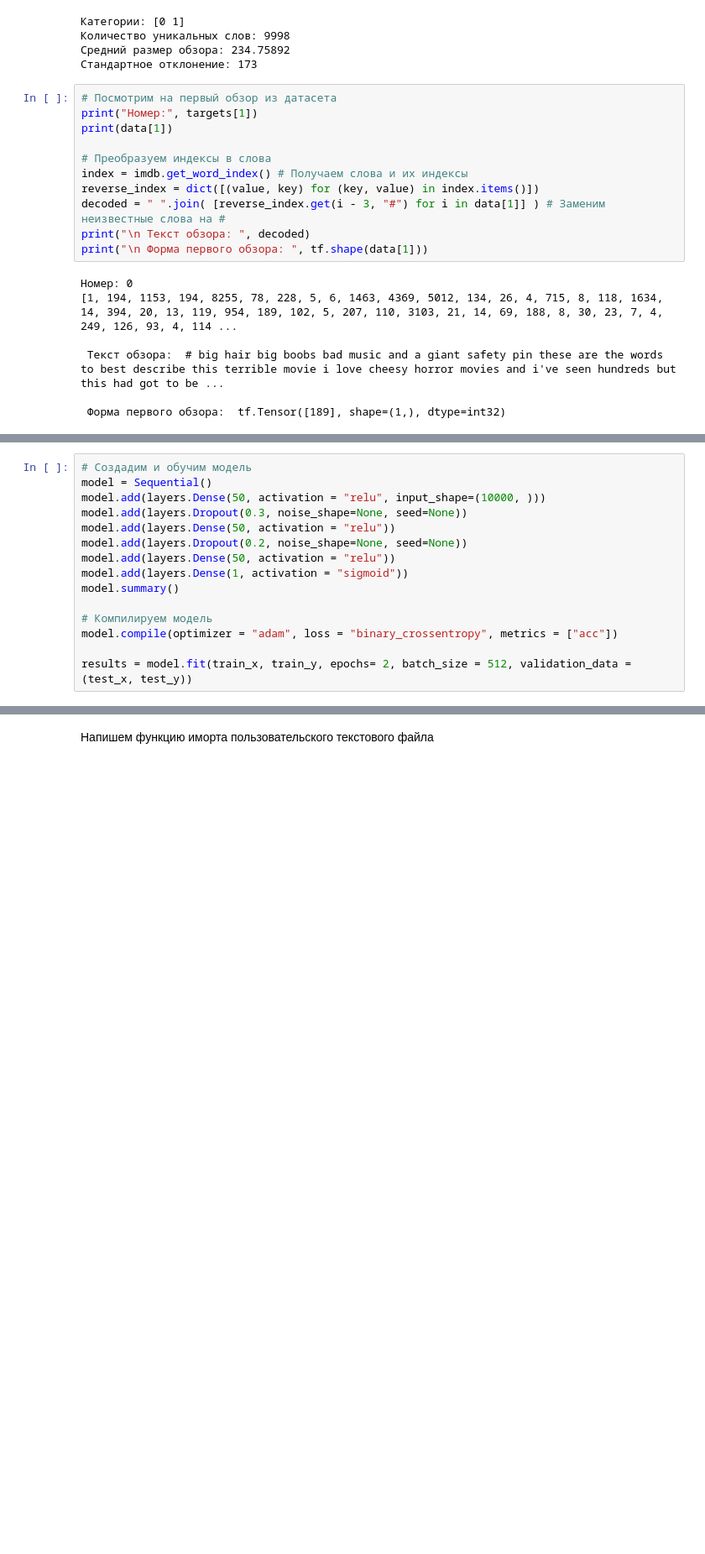
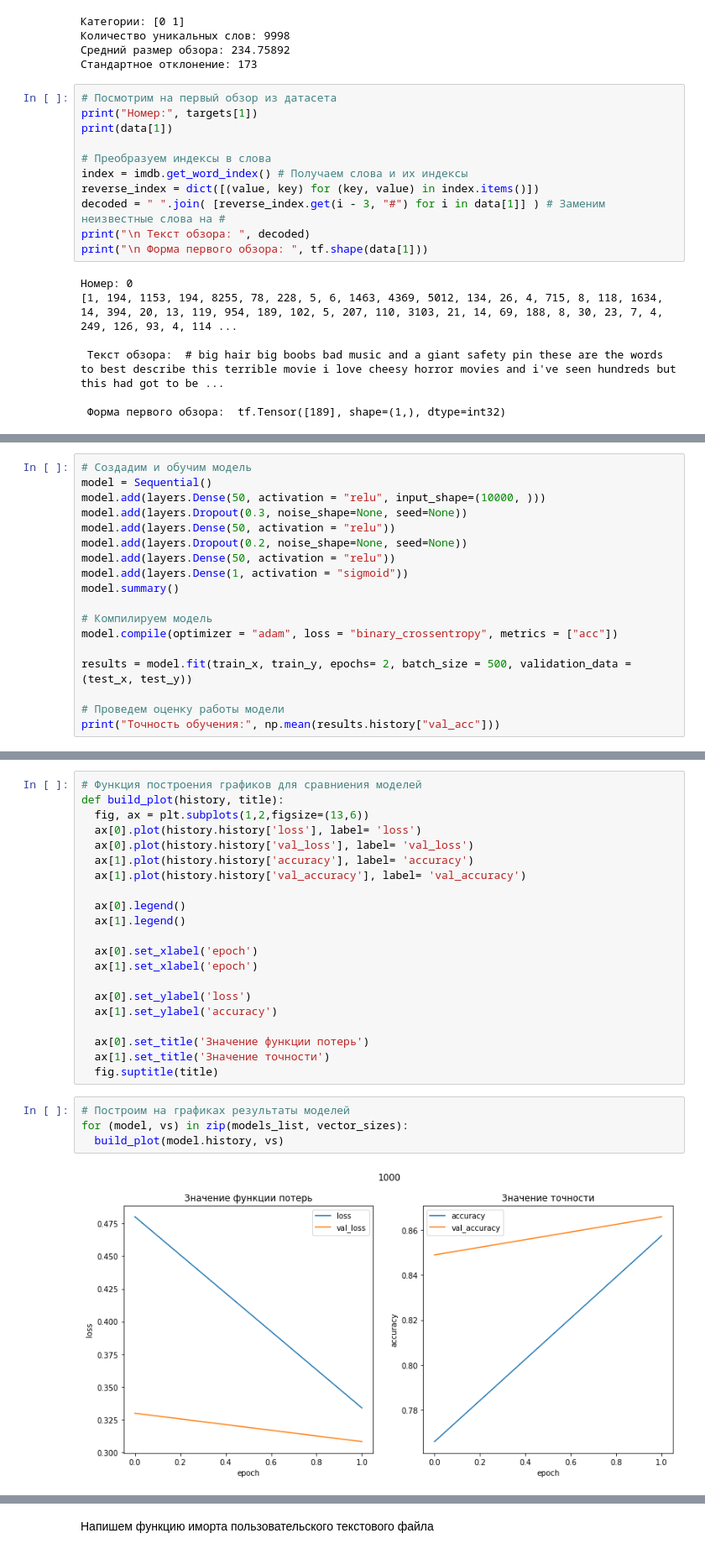
Before and after one commit to Dementr/AI, a Jupyter notebook: lab6/lab6.ipynb, the cells around one changed output, grey strips where cells are left out. Shown at 84% size. Drawn from its saved outputs; the diff is of its cells as text; blank space fills up the shorter version.

```diff
--- a/lab6/lab6.ipynb
+++ b/lab6/lab6.ipynb
@@ -128,5 +117,8 @@ model.summary()
 # Компилируем модель
 model.compile(optimizer = "adam", loss = "binary_crossentropy", metrics = ["acc"])
 
-results = model.fit(train_x, train_y, epochs= 2, batch_size = 512, validation_data = (test_x, test_y))
+results = model.fit(train_x, train_y, epochs= 2, batch_size = 500, validation_data = (test_x, test_y))
+
+# Проведем оценку работы модели
+print("Точность обучения:", np.mean(results.history["val_acc"]))
 # %% [output]
@@ -152,0 +199,27 @@ print("Точность обучения:", np.mean(results.history["val_acc"]))
+# %%
+# Функция построения графиков для сравниения моделей
+def build_plot(history, title):
+  fig, ax = plt.subplots(1,2,figsize=(13,6))
+  ax[0].plot(history.history['loss'], label= 'loss')
+  ax[0].plot(history.history['val_loss'], label= 'val_loss')
+  ax[1].plot(history.history['accuracy'], label= 'accuracy')
+  ax[1].plot(history.history['val_accuracy'], label= 'val_accuracy')
+
+  ax[0].legend()
+  ax[1].legend()
+
+  ax[0].set_xlabel('epoch')
+  ax[1].set_xlabel('epoch')
+
+  ax[0].set_ylabel('loss')
+  ax[1].set_ylabel('accuracy')
+
+  ax[0].set_title('Значение функции потерь')
+  ax[1].set_title('Значение точности')
+  fig.suptitle(title)
+# %%
+# Построим на графиках результаты моделей
+for (model, vs) in zip(models_list, vector_sizes):
+  build_plot(model.history, vs)
+# %% [output]
+[figure, added]
```
Also changed, not shown: parts of 19 cells of this notebook.
